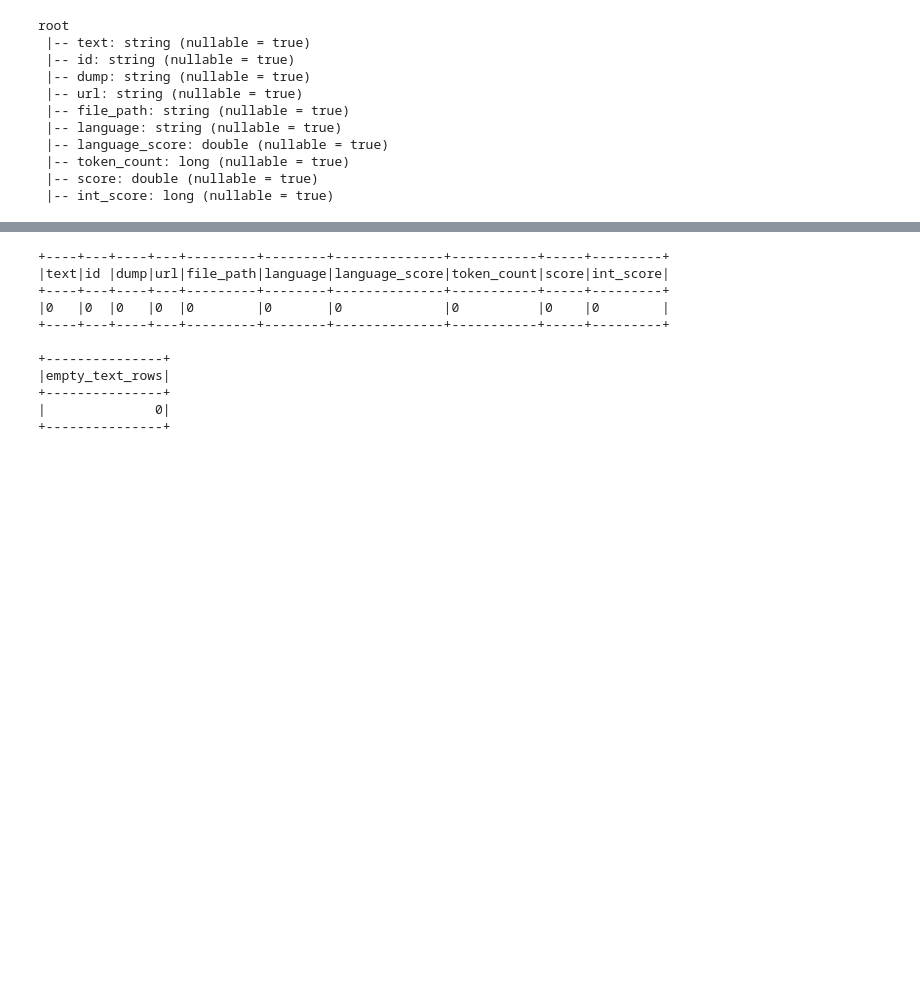
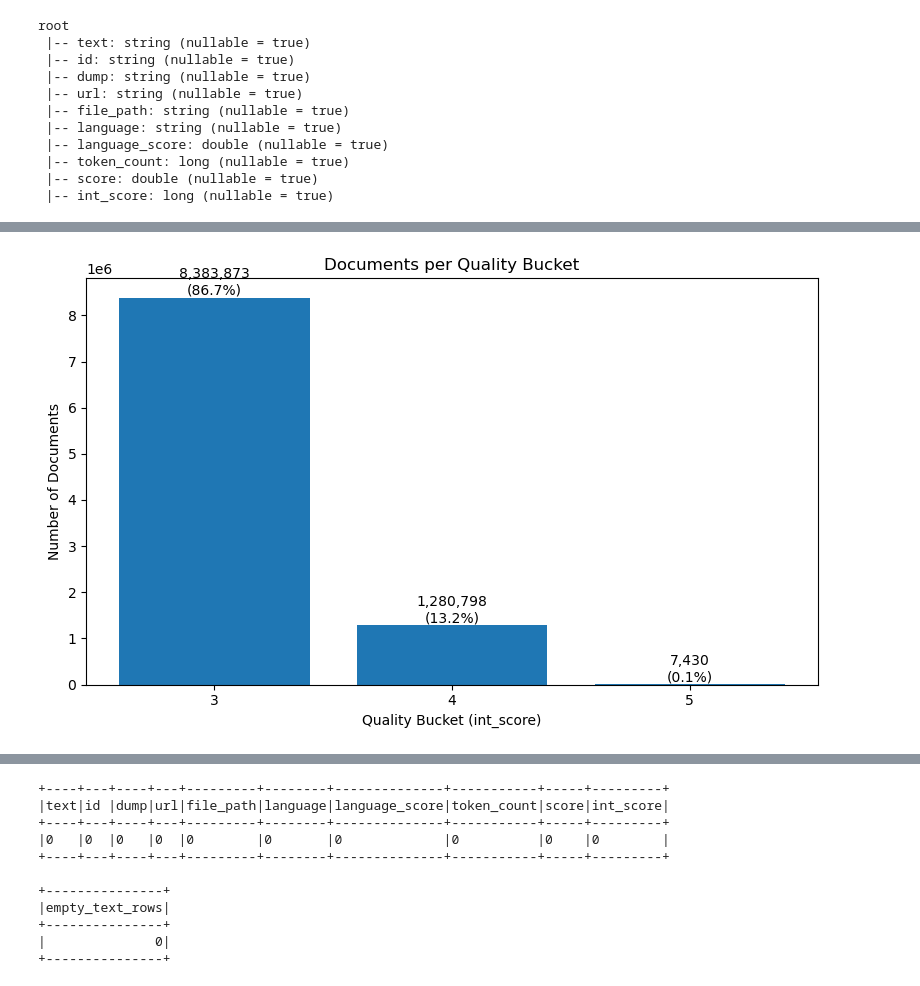
Before and after one commit to mn-cs/fineweb-spark, a Jupyter notebook: notebooks/01_data_exploration.ipynb, the cells around one changed output, grey strips where cells are left out. Cells and saved outputs as stored; diff of their text form; code cells hidden in the pictures; blank space fills up the shorter version.

```diff
--- a/notebooks/01_data_exploration.ipynb
+++ b/notebooks/01_data_exploration.ipynb
@@ -185,0 +135,11 @@ only showing top 20 rows
+# %%
+# Observe how document length varies by each score bucket
+quality_bucket = (
+    df.groupBy("int_score")
+      .agg(
+          F.count("*").alias("n_docs"),
+          F.avg("token_count").alias("avg_tokens")
+      )
+      .orderBy("int_score")
+)
+quality_bucket.show()
@@ -185,0 +154,26 @@ only showing top 20 rows
+# %%
+pdf = quality_bucket.toPandas()
+
+plt.figure(figsize=(8,5))
+bars = plt.bar(pdf["int_score"], pdf["n_docs"])
+
+plt.xlabel("Quality Bucket (int_score)")
+plt.ylabel("Number of Documents")
+plt.title("Documents per Quality Bucket")
+
+plt.xticks(pdf["int_score"])
+
+# Add labels
+total = pdf["n_docs"].sum()
+for i, v in enumerate(pdf["n_docs"]):
+    pct = v / total * 100
+    plt.text(pdf["int_score"][i],
+             v,
+             f"{v:,}\n({pct:.1f}%)",
+             ha='center',
+             va='bottom')
+
+plt.tight_layout()
+plt.show()
+# %% [output]
+[figure, added]
```
Also changed, not shown: parts of 14 cells of this notebook, 1 other file.
